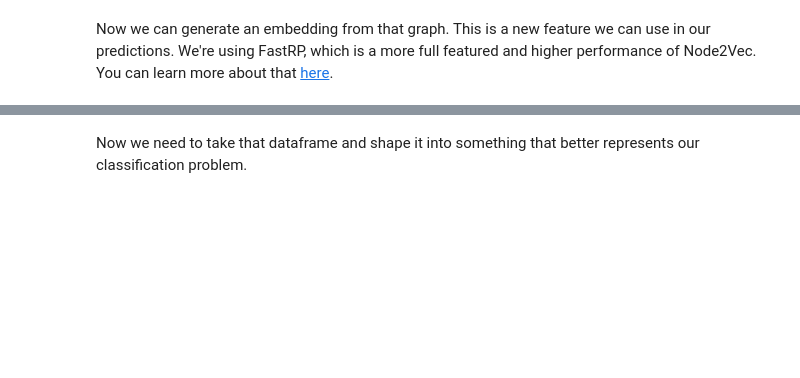
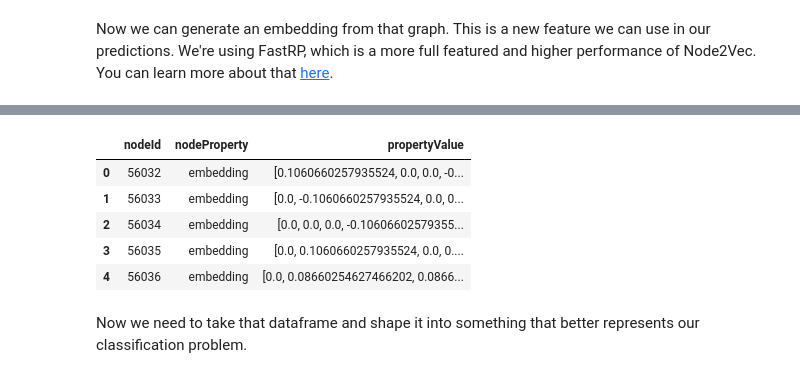
Before and after one commit to neo4j-partners/hands-on-lab-neo4j-and-vertex-ai, a Jupyter notebook: Lab 4 - Graph Data Science/embedding.ipynb, the cells around one changed output, grey strips where cells are left out. Saved outputs shown, nothing was run; the diff lists cells and outputs as text; code cells hidden in the pictures; blank space fills up the shorter version.

```diff
--- a/Lab 4 - Graph Data Science/embedding.ipynb
+++ b/Lab 4 - Graph Data Science/embedding.ipynb
@@ -14,9 +16,9 @@ You'll need to enter the credentials from your AuraDS instance below. You can ge
 
 The "DB_NAME" is always neo4j for AuraDS. It is different from the name you gave your database tenant in the AuraDS console.
 # %%
-DB_URL = "neo4j+s://XXXXX.databases.neo4j.io"
+DB_URL = "neo4j+s://638c0d30.databases.neo4j.io"
 DB_USER = "neo4j"
-DB_PASS = "YOUR PASSWORD"
+DB_PASS = "asd"
 DB_NAME = "neo4j"
 # %%
 import pandas as pd
@@ -44,2 +55,19 @@ display(df)
 # %% [markdown]
 Now we can generate an embedding from that graph. This is a new feature we can use in our predictions. We're using FastRP, which is a more full featured and higher performance of Node2Vec. You can learn more about that [here](https://neo4j.com/docs/graph-data-science/current/algorithms/fastrp/).
+# %%
+with driver.session(database=DB_NAME) as session:
+  result = session.read_transaction(
+    lambda tx: tx.run(
+      """
+        CALL gds.fastRP.mutate('mygraph',{
+        iterationWeights: [0.0, 1.00, 1.00, 0.80, 0.60],
+        nodeSelfInfluence: 0.15,
+        embeddingDimension: 5,
+        randomSeed: 1,
+        mutateProperty:'embedding'
+        })
+      """
+    ).data()
+  )
+df = pd.DataFrame(result)
+display(df)
@@ -46,17 +77,24 @@ Now we can generate an embedding from that graph. This is a new feature we can u
 # %%
 with driver.session(database=DB_NAME) as session:
-    result = session.read_transaction(
-        lambda tx: tx.run(
-            """
-    CALL gds.graph.streamNodeProperties
-    ('client_graph', ['embedding', 'num_transactions', 'total_transaction_amnt', 'is_fraudster'])
-    YIELD nodeId, nodeProperty, propertyValue
-    RETURN nodeId, nodeProperty, propertyValue
-    """
-        ).data()
-    )
+  result = session.read_transaction(
+    lambda tx: tx.run(
+      """
+        CALL gds.graph.streamNodeProperties
+        ('mygraph', ['embedding'])
+        YIELD nodeId, nodeProperty, propertyValue
+        RETURN nodeId, nodeProperty, propertyValue
+      """
+    ).data()
+  )
 df = pd.DataFrame(result)
 df.head()
+# %% [output]
+|  | nodeId | nodeProperty | propertyValue |
+| 0 | 56032 | embedding | [0.1060660257935524, 0.0, 0.0, -0... |
+| 1 | 56033 | embedding | [0.0, -0.1060660257935524, 0.0, 0... |
+| 2 | 56034 | embedding | [0.0, 0.0, 0.0, -0.10606602579355... |
+| 3 | 56035 | embedding | [0.0, 0.1060660257935524, 0.0, 0.... |
+| 4 | 56036 | embedding | [0.0, 0.08660254627466202, 0.0866... |
 # %% [markdown]
 Now we need to take that dataframe and shape it into something that better represents our classification problem.
 # %%
```
Also changed, not shown: parts of 10 cells of this notebook.
